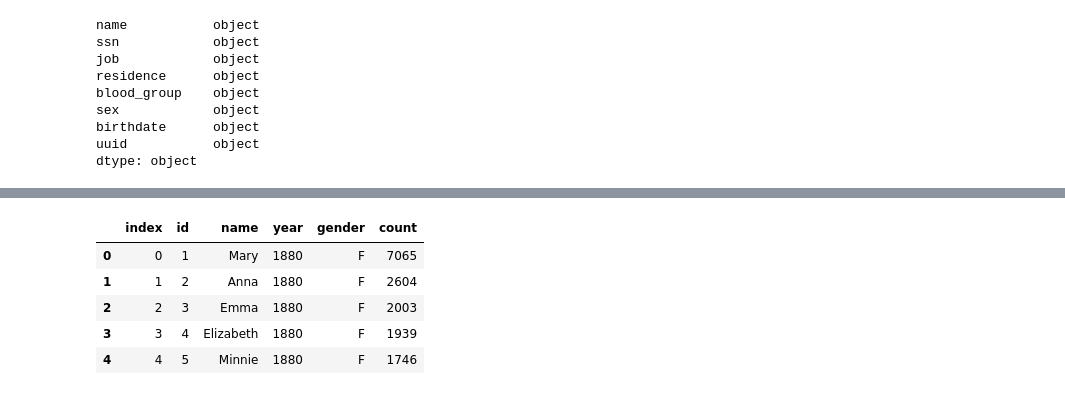
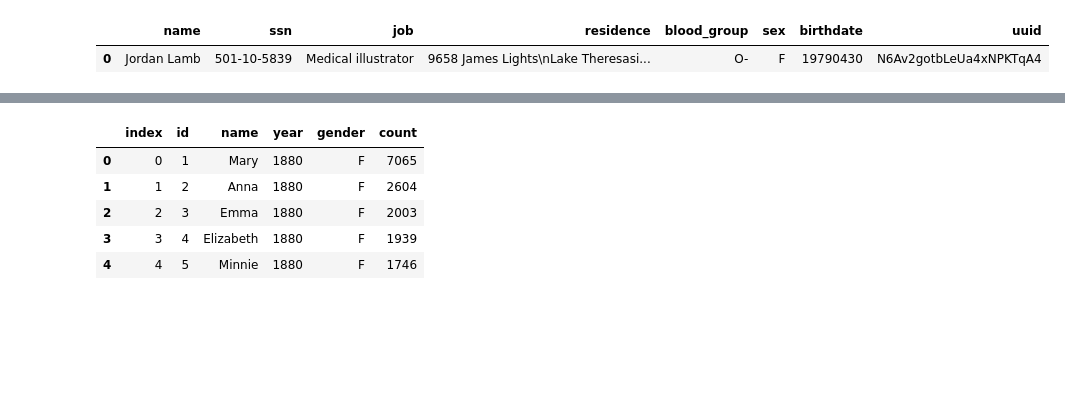
Before and after one commit to Hyunsoo-Ryan-Lee/Spark_Streaming, a Jupyter notebook: local_spark.ipynb, the cells around one changed output, grey strips where cells are left out. Cells and saved outputs as stored; diff of their text form; code cells hidden in the pictures; blank space fills up the shorter version.

```diff
--- a/local_spark.ipynb
+++ b/local_spark.ipynb
@@ -17,16 +26,9 @@ pd.read_sql("SELECT * FROM pg_settings WHERE name = 'wal_level'", postgres)
 # %%
 df = pd.DataFrame([create_fakeuser()])
-df.dtypes
+df
 # %% [output]
-name           object
-ssn            object
-job            object
-residence      object
-blood_group    object
-sex            object
-birthdate      object
-uuid           object
-dtype: object
+|  | name | ssn | job | residence | blood_group | sex | birthdate | uuid |
+| 0 | Jordan Lamb | 501-10-5839 | Medical illustrator | 9658 James Lights\nLake Theresasi... | O- | F | 19790430 | N6Av2gotbLeUa4xNPKTqA4 |
 # %%
 for _ in range(10):
 
```
Also changed, not shown: parts of 5 cells of this notebook, 15 other files.
